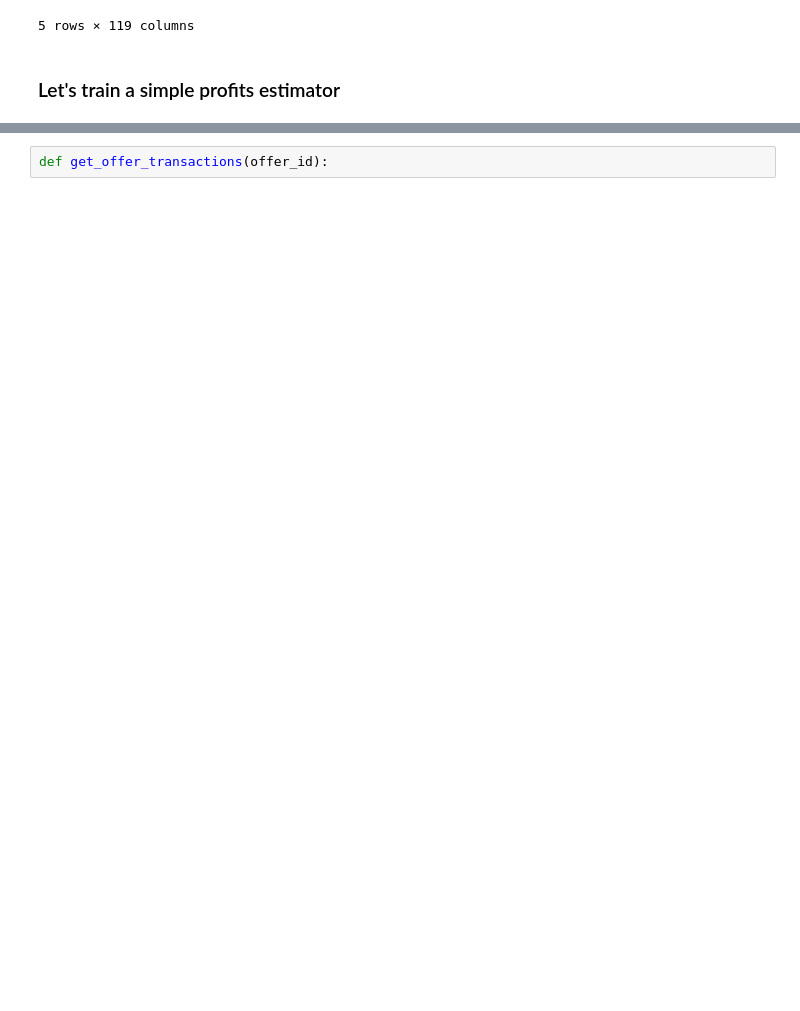
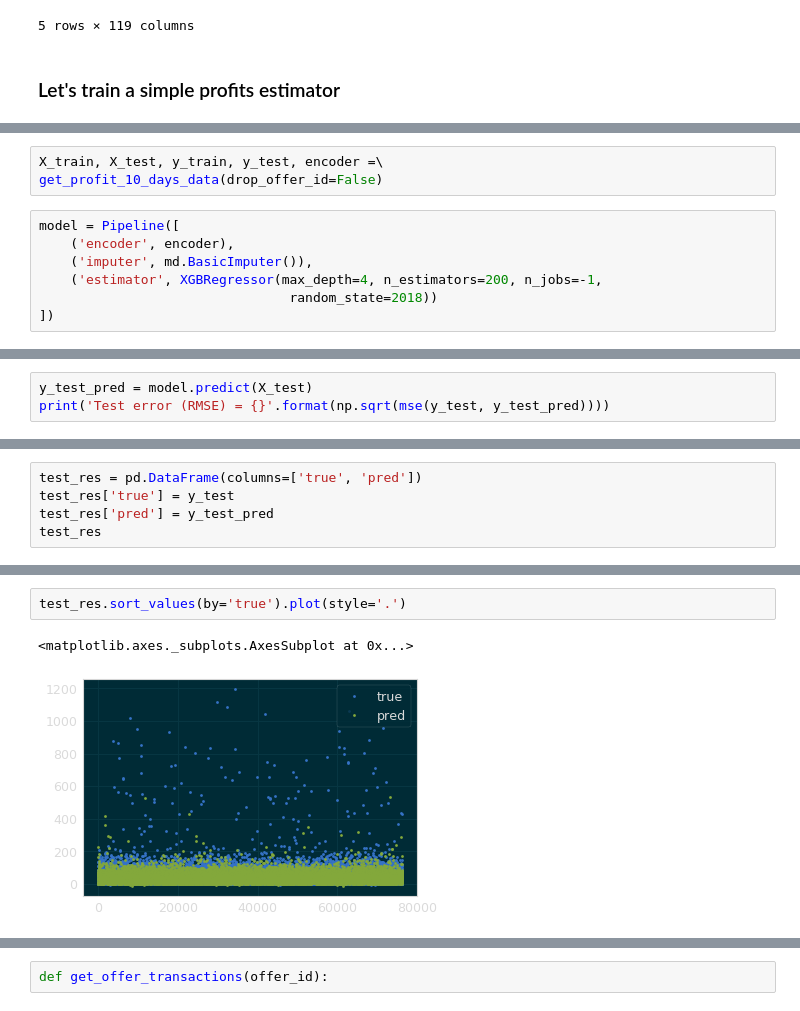
Before and after one commit to mtasende/starbucks-advertising, a Jupyter notebook: notebooks/scratchpad/008-mt-profit-in-10-days.ipynb, the cells around one changed output, grey strips where cells are left out. Saved outputs shown, nothing was run; the diff lists cells and outputs as text; blank space fills up the shorter version.

```diff
--- a/notebooks/scratchpad/008-mt-profit-in-10-days.ipynb
+++ b/notebooks/scratchpad/008-mt-profit-in-10-days.ipynb
@@ -629,0 +652,10 @@ X_train_o.head()
+# %%
+X_train, X_test, y_train, y_test, encoder =\
+get_profit_10_days_data(drop_offer_id=False)
+# %%
+model = Pipeline([
+    ('encoder', encoder),
+    ('imputer', md.BasicImputer()),
+    ('estimator', XGBRegressor(max_depth=4, n_estimators=200, n_jobs=-1,
+                                random_state=2018))
+])
@@ -629,0 +681,3 @@ X_train_o.head()
+# %%
+y_test_pred = model.predict(X_test)
+print('Test error (RMSE) = {}'.format(np.sqrt(mse(y_test, y_test_pred))))
@@ -629,0 +690,5 @@ X_train_o.head()
+# %%
+test_res = pd.DataFrame(columns=['true', 'pred'])
+test_res['true'] = y_test
+test_res['pred'] = y_test_pred
+test_res
@@ -629,0 +714,5 @@ X_train_o.head()
+# %%
+test_res.sort_values(by='true').plot(style='.')
+# %% [output]
+<matplotlib.axes._subplots.AxesSubplot at 0x...>
+[figure, added]
```
Also changed, not shown: parts of 89 cells of this notebook.
